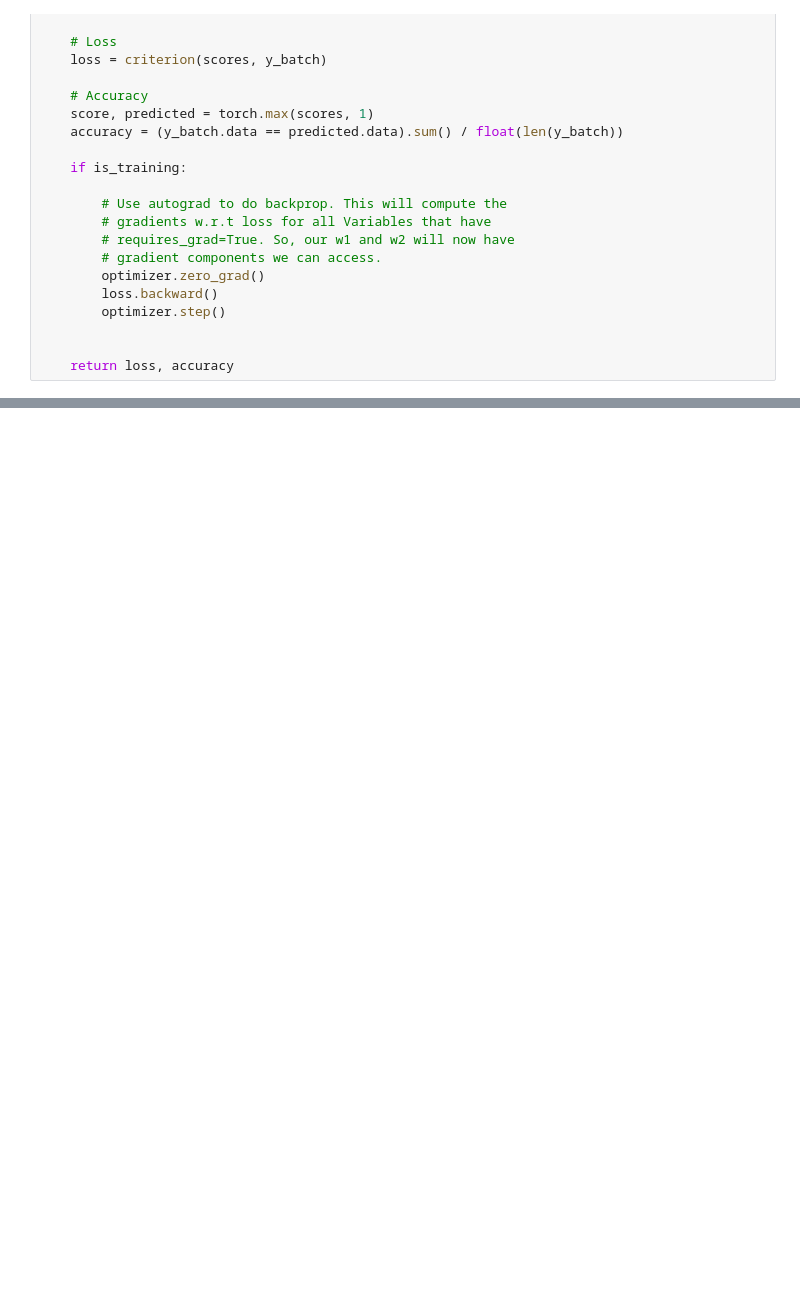
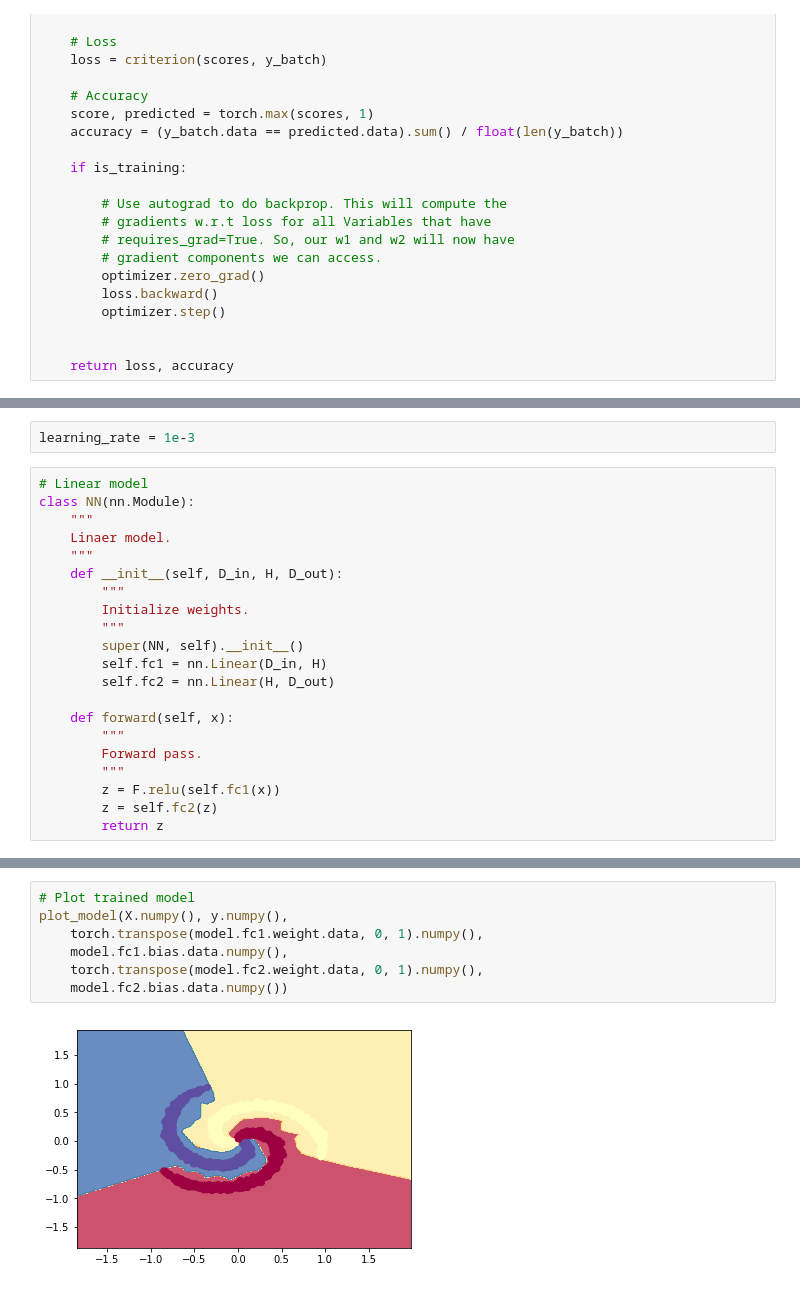
Before and after one commit to GokuMohandas/oreilly-pytorch, a Jupyter notebook: code/lesson1.ipynb, the cells around one changed output, grey strips where cells are left out. Cells and saved outputs as stored; diff of their text form; blank space fills up the shorter version.

Commit message:
finish nn model

```diff
--- a/code/lesson1.ipynb
+++ b/code/lesson1.ipynb
@@ -256,0 +255,23 @@ plot_model(X.numpy(), y.numpy(),
+# %%
+learning_rate = 1e-3
+# %%
+# Linear model
+class NN(nn.Module):
+    """
+    Linaer model.
+    """
+    def __init__(self, D_in, H, D_out):
+        """
+        Initialize weights.
+        """
+        super(NN, self).__init__()
+        self.fc1 = nn.Linear(D_in, H)
+        self.fc2 = nn.Linear(H, D_out)
+
+    def forward(self, x):
+        """
+        Forward pass.
+        """
+        z = F.relu(self.fc1(x))
+        z = self.fc2(z)
+        return z
@@ -256,0 +349,9 @@ plot_model(X.numpy(), y.numpy(),
+# %%
+# Plot trained model
+plot_model(X.numpy(), y.numpy(),
+    torch.transpose(model.fc1.weight.data, 0, 1).numpy(),
+    model.fc1.bias.data.numpy(),
+    torch.transpose(model.fc2.weight.data, 0, 1).numpy(),
+    model.fc2.bias.data.numpy())
+# %% [output]
+[figure, added]
```
Also changed, not shown: parts of 8 cells of this notebook, 1 other file.
